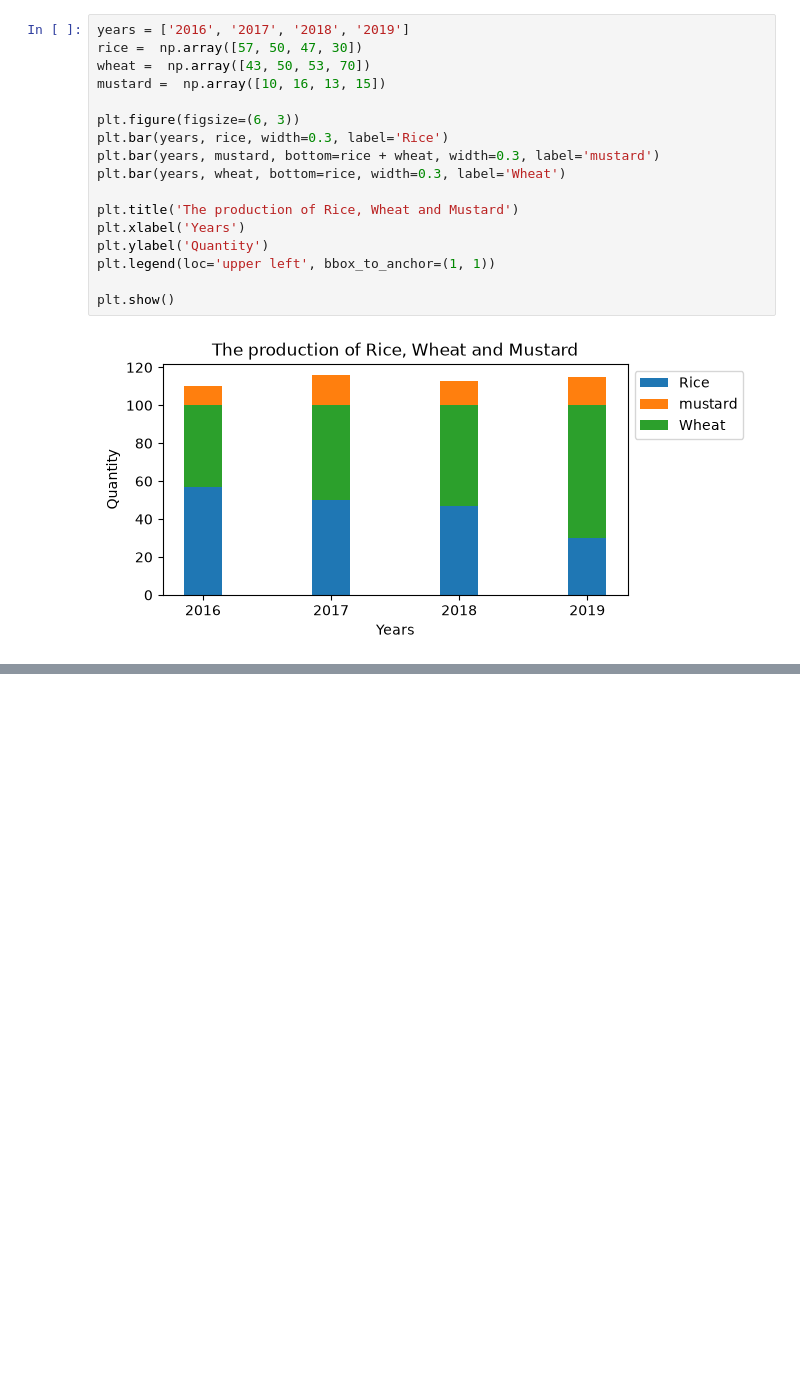
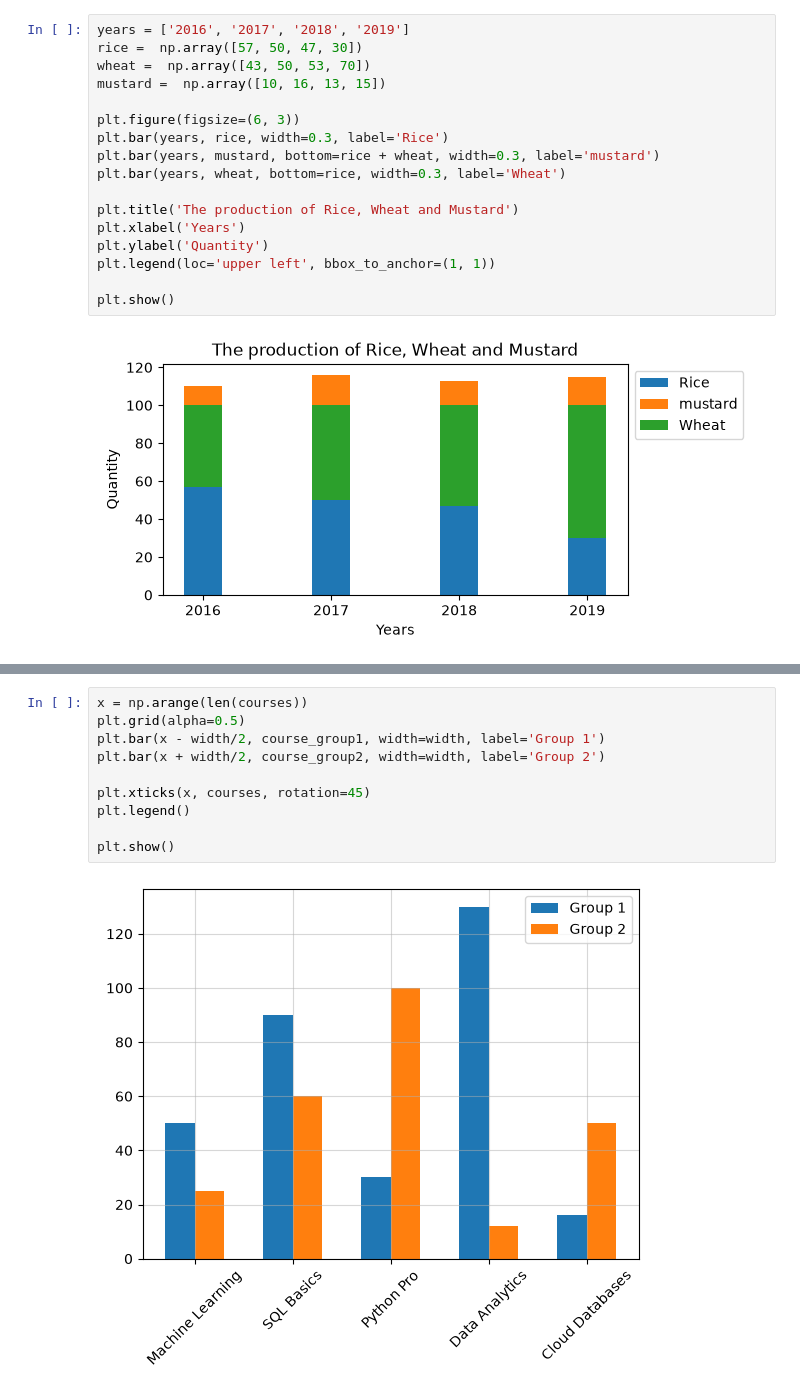
Before and after one commit to yismawd/rtt-36sept, a Jupyter notebook: 386/386.6/differing_plots/notes.ipynb, the cells around one changed output, grey strips where cells are left out. Drawn from its saved outputs; the diff is of its cells as text; blank space fills up the shorter version.

```diff
--- a/386/386.6/differing_plots/notes.ipynb
+++ b/386/386.6/differing_plots/notes.ipynb
@@ -217,0 +232,12 @@ plt.show()
+# %%
+x = np.arange(len(courses))
+plt.grid(alpha=0.5)
+plt.bar(x - width/2, course_group1, width=width, label='Group 1')
+plt.bar(x + width/2, course_group2, width=width, label='Group 2')
+
+plt.xticks(x, courses, rotation=45)
+plt.legend()
+
+plt.show()
+# %% [output]
+[figure, added]
```
Also changed, not shown: parts of 6 cells of this notebook, 1 other file.
